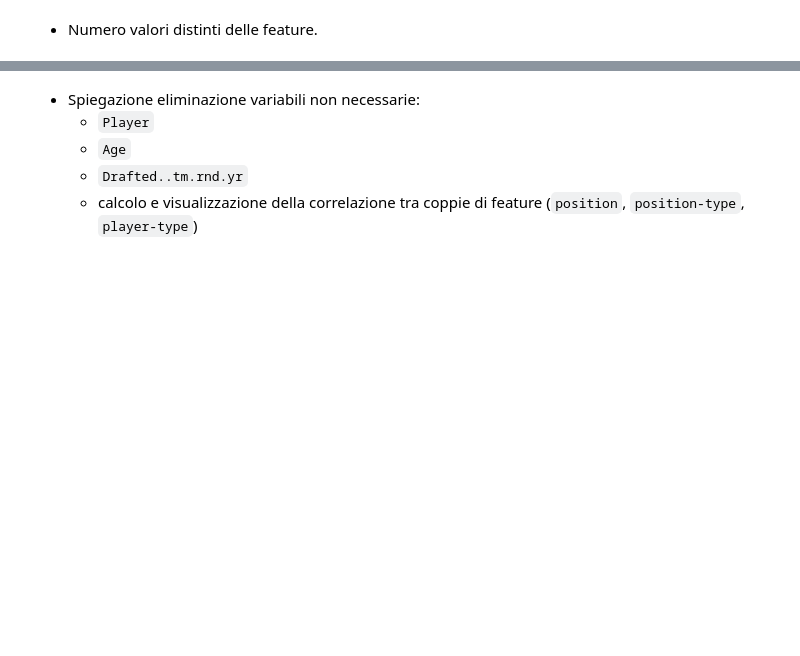
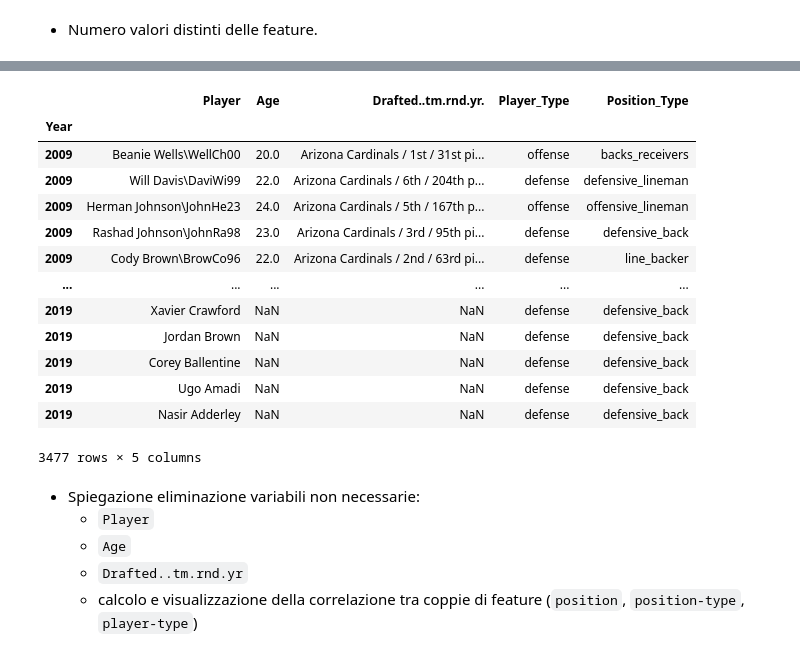
Before and after one commit to daze0/data-intensive-final-project, a Jupyter notebook: src/NFL.ipynb, the cells around one changed output, grey strips where cells are left out. Saved outputs shown, nothing was run; the diff lists cells and outputs as text; code cells hidden in the pictures; blank space fills up the shorter version.

```diff
--- a/src/NFL.ipynb
+++ b/src/NFL.ipynb
@@ -116,3 +123,21 @@ features = [
+# %%
+not_features_data = dataset.drop(columns=features).drop(columns='Drafted')
+not_features_data
+# %% [output]
+|  | Player | Age | Drafted..tm.rnd.yr. | Player_Type | Position_Type |
+| Year |  |  |  |  |  |
+| 2009 | Beanie Wells\WellCh00 | 20.0 | Arizona Cardinals / 1st / 31st pi... | offense | backs_receivers |
+| 2009 | Will Davis\DaviWi99 | 22.0 | Arizona Cardinals / 6th / 204th p... | defense | defensive_lineman |
+| 2009 | Herman Johnson\JohnHe23 | 24.0 | Arizona Cardinals / 5th / 167th p... | offense | offensive_lineman |
+| 2009 | Rashad Johnson\JohnRa98 | 23.0 | Arizona Cardinals / 3rd / 95th pi... | defense | defensive_back |
+| 2009 | Cody Brown\BrowCo96 | 22.0 | Arizona Cardinals / 2nd / 63rd pi... | defense | line_backer |
+| ... | ... | ... | ... | ... | ... |
+| 2019 | Xavier Crawford | NaN | NaN | defense | defensive_back |
+| 2019 | Jordan Brown | NaN | NaN | defense | defensive_back |
+| 2019 | Corey Ballentine | NaN | NaN | defense | defensive_back |
+| 2019 | Ugo Amadi | NaN | NaN | defense | defensive_back |
+| 2019 | Nasir Adderley | NaN | NaN | defense | defensive_back |
+3477 rows × 5 columns
 # %% [markdown]
 - Spiegazione eliminazione variabili non necessarie:
     - <code>Player</code>
```
Also changed, not shown: parts of 2 cells of this notebook.
